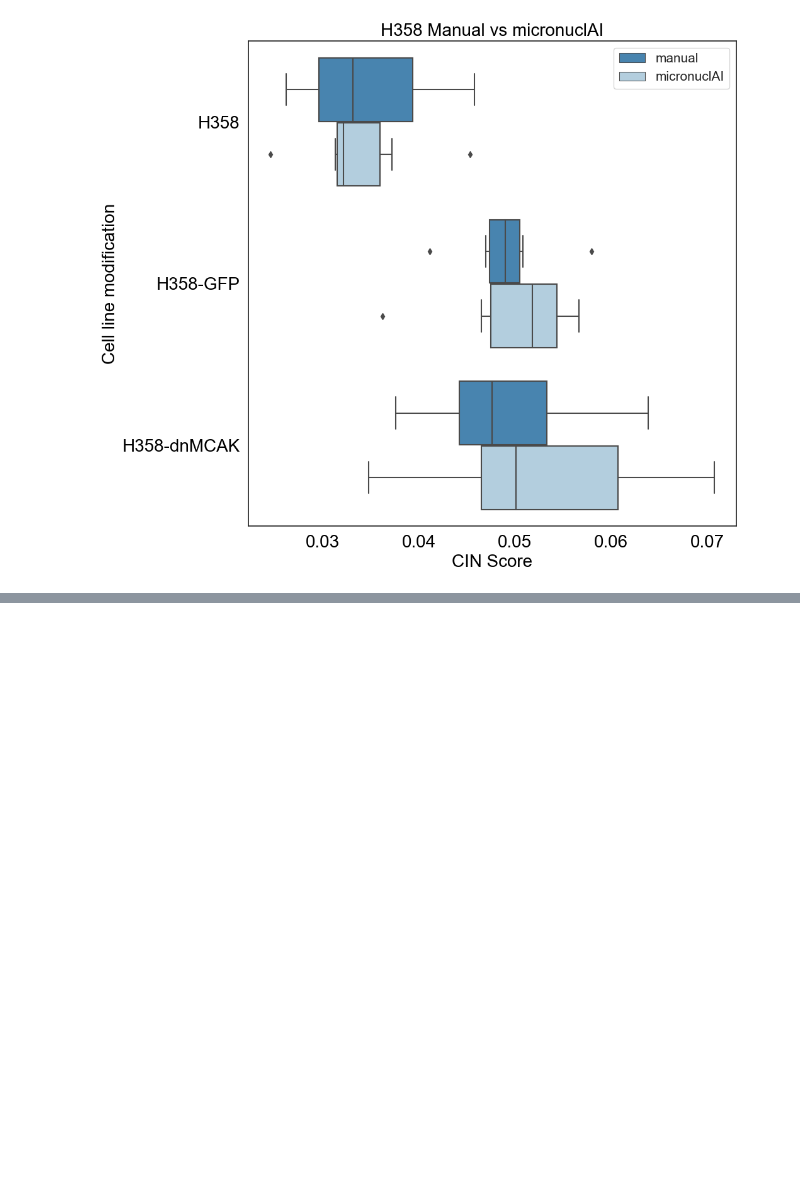
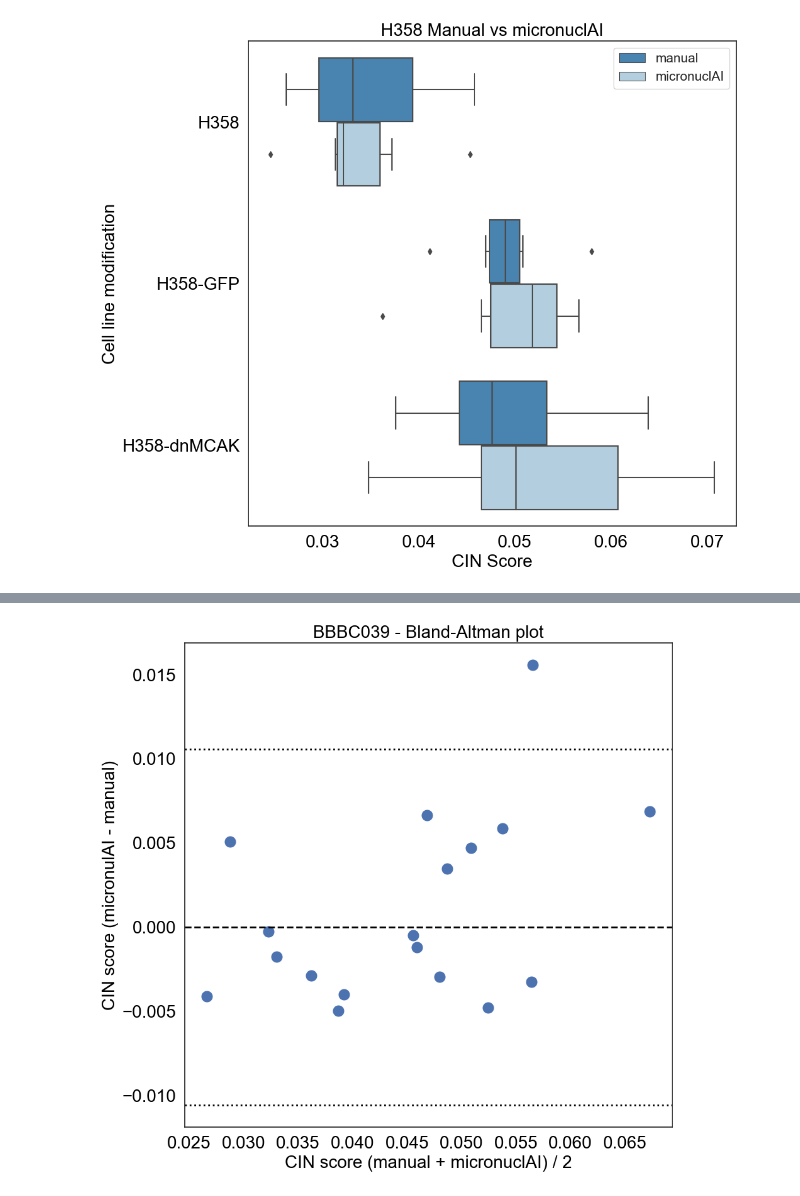
Before and after one commit to SchapiroLabor/micronuclAI, a Jupyter notebook: notebooks/3_H358_comparison.ipynb, the cells around one changed output, grey strips where cells are left out. Saved outputs shown, nothing was run; the diff lists cells and outputs as text; code cells hidden in the pictures; blank space fills up the shorter version.

```diff
--- a/notebooks/3_H358_comparison.ipynb
+++ b/notebooks/3_H358_comparison.ipynb
@@ -145,0 +180,27 @@ fig.savefig("../figures/H358_comparison_aggregated_EFB0_SS_W3_stardist_rf06_all_
+# %%
+# Plot residuals vs apd
+sns.set(rc={'ytick.labelcolor':'black','xtick.labelcolor':'black', 'text.color':'black'})
+sns.set_style("white")
+fig, ax = plt.subplots(figsize=(10, 10))
+sns.scatterplot(data=df, x="ba", y="res",ax=ax, s=200)
+
+# Plot horizontal line at 0
+ax.axhline(y=0, color='Black', linestyle='--', linewidth=2)
+
+# Add two lines for the 0.95 confidence interval
+ax.axhline(y=1.96*np.std(df["res"]), color='Black', linestyle=':', linewidth=2)
+ax.axhline(y=-1.96*np.std(df["res"]), color='Black', linestyle=':', linewidth=2)
+
+# Formating
+ax.set_title("BBBC039 - Bland-Altman plot", color="black", fontsize=20)
+ax.set_xlabel("CIN score (manual + micronuclAI) / 2", color="black", fontsize=20)
+ax.set_xticklabels(ax.get_xticklabels(), fontsize=20)
+ax.set_ylabel("CIN score (micronulAI - manual)", color="black", fontsize=20)
+ax.set_yticklabels(ax.get_yticklabels(), fontsize=20)
+plt.show()
+
+plt.show()
+fig.savefig("../figures/H358_BA_Black.png", dpi=300, bbox_inches='tight', transparent=True)
+fig.savefig("../figures/H358_BA_Black.pdf", dpi=300, bbox_inches='tight', transparent=True)
+# %% [output]
+[figure, added]
```
Also changed, not shown: parts of 2 cells of this notebook.
